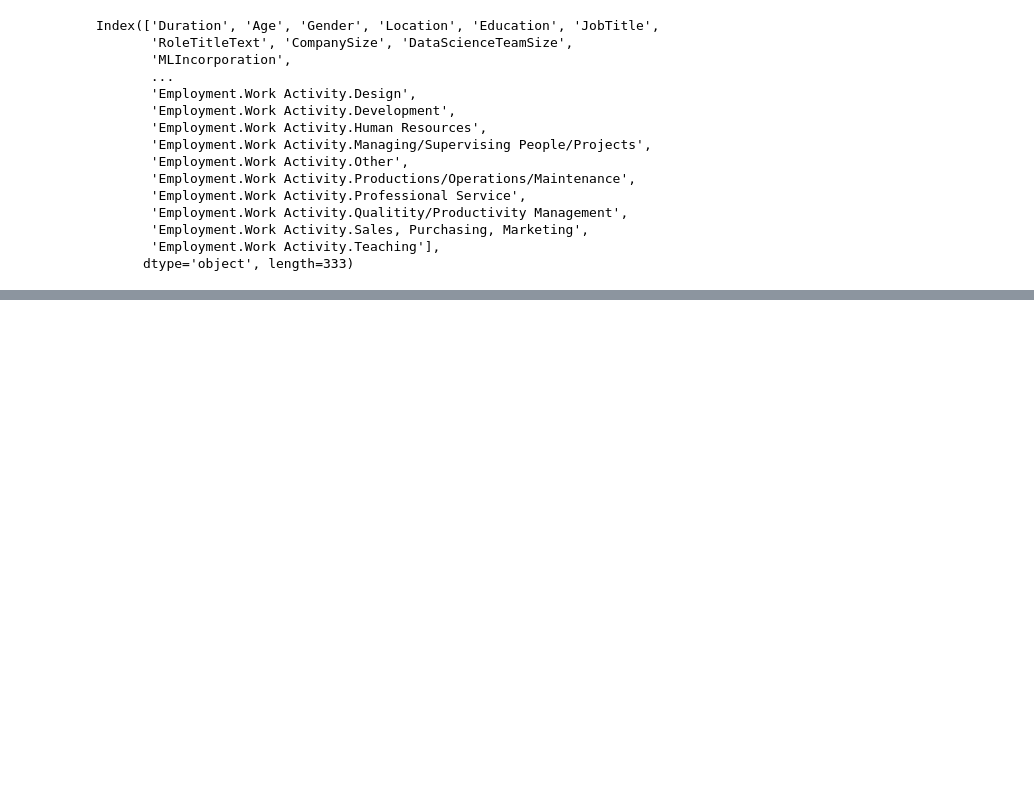
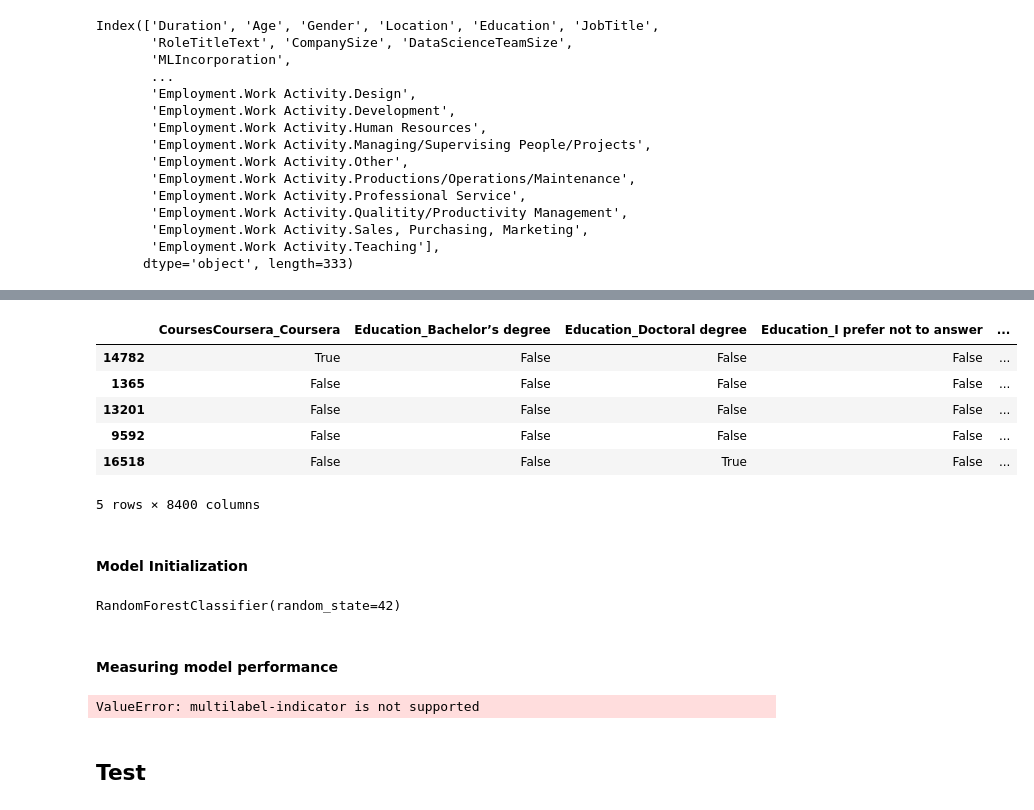
Before and after one commit to rahul0776/Job-Market-Trends, a Jupyter notebook: 50602510_algo.ipynb, the cells around one changed output, grey strips where cells are left out. Cells and saved outputs as stored; diff of their text form; code cells hidden in the pictures; blank space fills up the shorter version.

```diff
--- a/50602510_algo.ipynb
+++ b/50602510_algo.ipynb
@@ -89,0 +195,2 @@ print("R-squared:", r2)
+# %%
+y.loc[y == 0] = '< 1 years'
@@ -89,0 +202,2 @@ print("R-squared:", r2)
+# %%
+y = pd.get_dummies(y, columns=['MLExperienceYears'], drop_first=True)
@@ -89,0 +220,41 @@ print("R-squared:", r2)
+# %%
+X_train.head()
+# %% [output]
+|  | CoursesCoursera_Coursera | Education_Bachelor’s degree | Education_Doctoral degree | Education_I prefer not to answer | ... |
+| 14782 | True | False | False | False | ... |
+| 1365 | False | False | False | False | ... |
+| 13201 | False | False | False | False | ... |
+| 9592 | False | False | False | False | ... |
+| 16518 | False | False | True | False | ... |
+5 rows × 8400 columns
+# %% [markdown]
+#### Model Initialization
+# %%
+
+# Initialize the Random Forest model
+model = RandomForestClassifier(n_estimators=100, random_state=42)
+
+# Train the model
+model.fit(X_train, y_train)
+# %% [output]
+RandomForestClassifier(random_state=42)
+# %% [markdown]
+#### Measuring model performance
+# %%
+# Make predictions on the test set
+y_pred = model.predict(X_test)
+
+y_test = y_test.to_numpy()
+
+# Evaluate the model
+accuracy = accuracy_score(y_test, y_pred)
+classification_rep = classification_report(y_test, y_pred)
+conf_matrix = confusion_matrix(y_test, y_pred)
+
+print("Accuracy:", accuracy)
+print("\nClassification Report:\n", classification_rep)
+print("\nConfusion Matrix:\n", conf_matrix)
+# %% [output]
+ValueError: multilabel-indicator is not supported
+# %% [markdown]
+## Test
```
Also changed, not shown: parts of 24 cells of this notebook.
